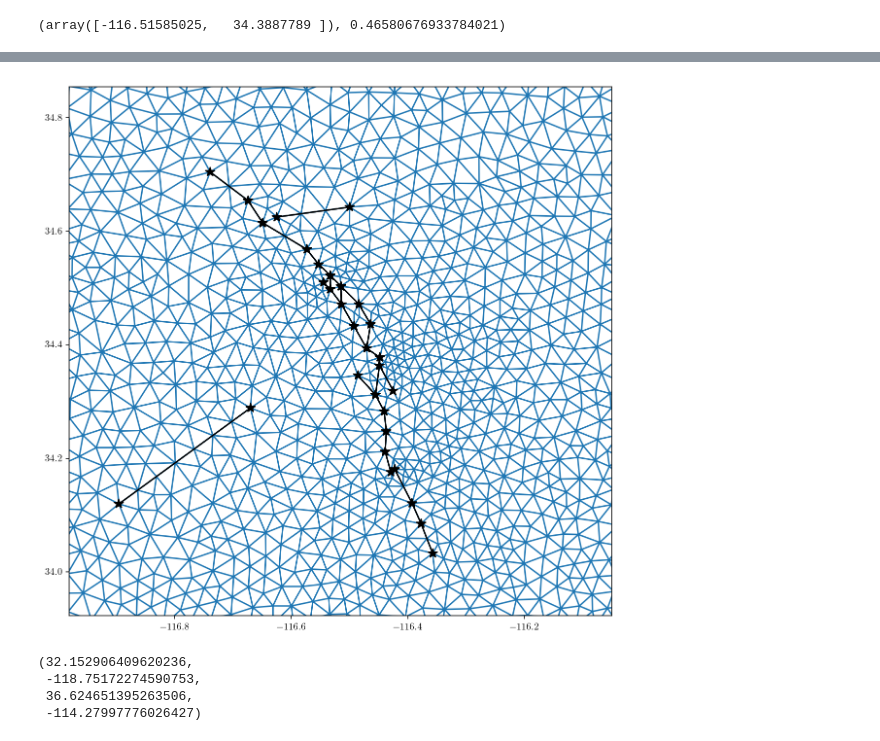
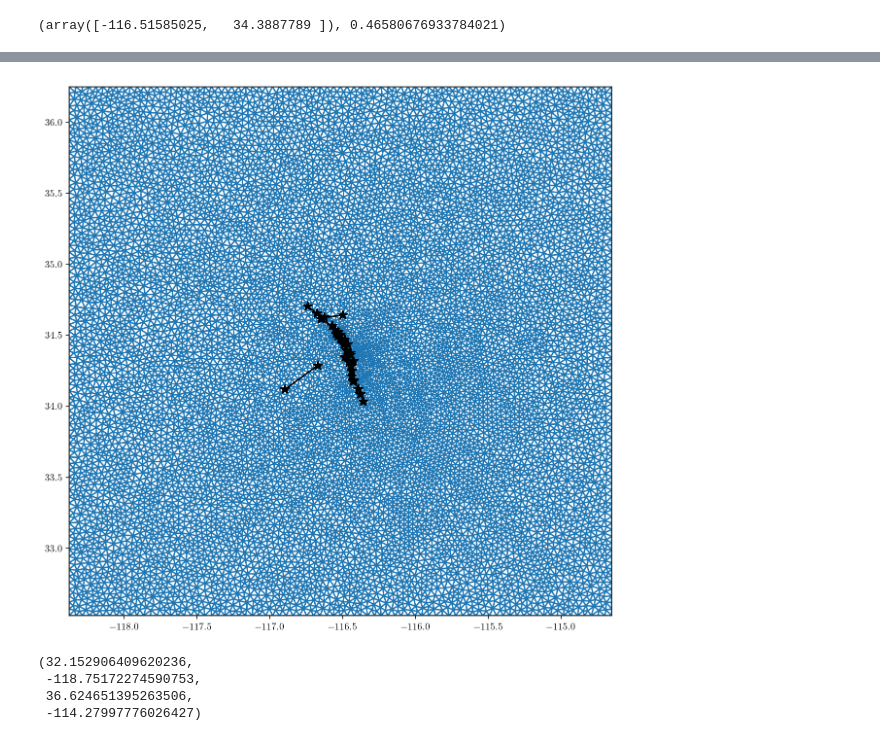
Before and after one commit to tbenthompson/topo_paper, a Jupyter notebook: jupyter/landers/landers.ipynb, the cells around one changed output, grey strips where cells are left out. Cells and saved outputs as stored; diff of their text form; code cells hidden in the pictures.

```diff
--- a/jupyter/landers/landers.ipynb
+++ b/jupyter/landers/landers.ipynb
@@ -138,15 +139,15 @@ Info    : Stopped on Tue Oct 24 23:58:04 2017
 # %%
 plt.figure(figsize = (10,10))
 plt.triplot(points[:,0], points[:,1], cells['triangle'])
 for edge in m_combined[1]:
     pts = m_combined[0][edge]
     plt.plot(pts[:,0], pts[:,1], 'k-*', markersize = 10)
-vW = 1 * fault_L
+vW = 4 * fault_L
 plt.xlim([surf_center[0] - vW, surf_center[0] + vW])
 plt.ylim([surf_center[1] - vW, surf_center[1] + vW])
 plt.show()
 # %% [output]
-[figure, old version]
+[figure, new version]
 # %%
 bounds = collect_dem.get_dem_bounds(points)
 bounds
```
Also changed, not shown: parts of 3 cells of this notebook.
